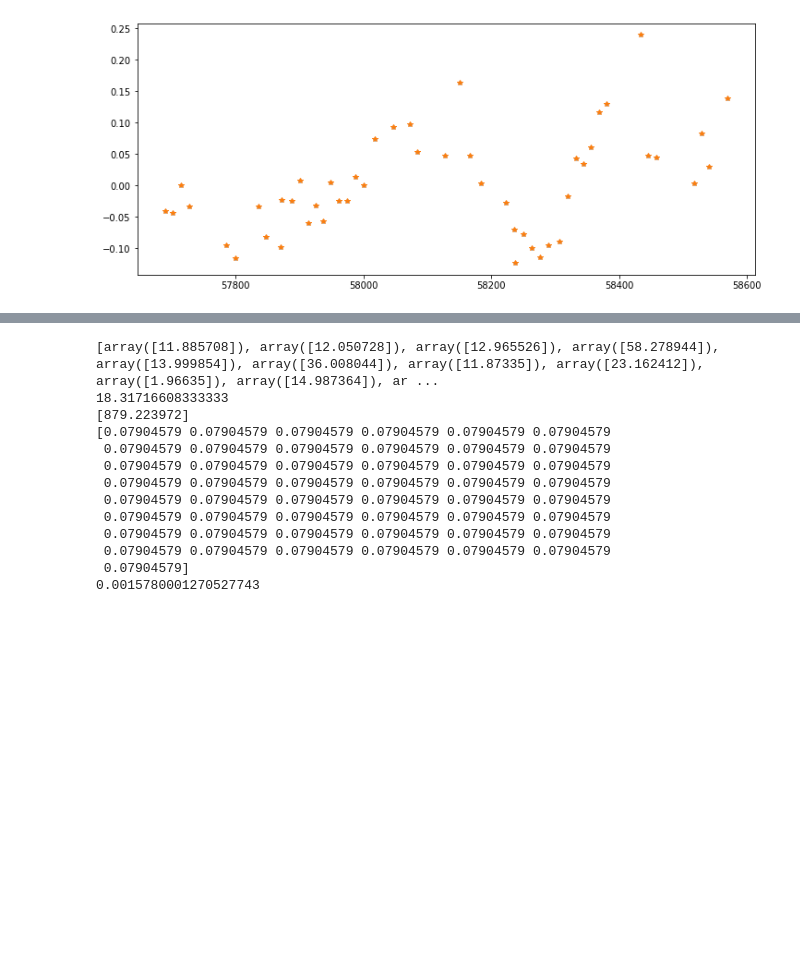
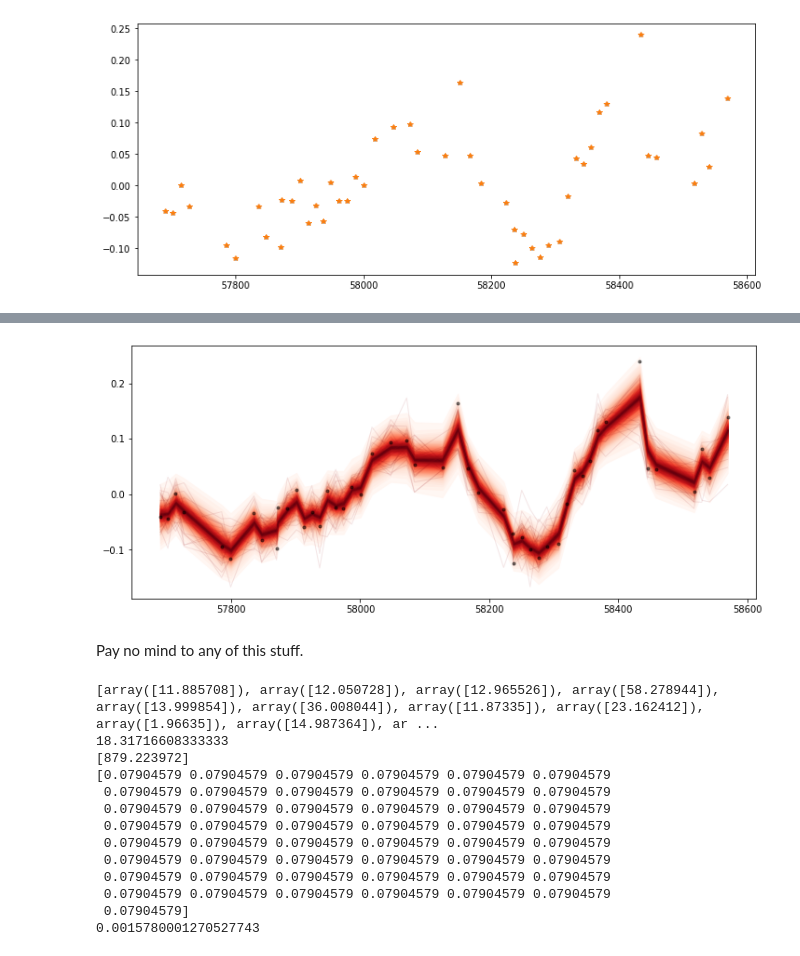
Before and after one commit to MalteBrinch/Master-Thesis-Code, a Jupyter notebook: Continuum model CAR(1).ipynb, the cells around one changed output, grey strips where cells are left out. Drawn from its saved outputs; the diff is of its cells as text; code cells hidden in the pictures; blank space fills up the shorter version.

```diff
--- a/Continuum model CAR(1).ipynb
+++ b/Continuum model CAR(1).ipynb
@@ -190 +176,22 @@ plt.title("Posterior distribution over $f(x)$ at the observed values"); plt.lege
+# %%
+# add the GP conditional to the model, given the X values
+with model:
+    f_pred = gp.conditional("f_pred", X)
+
+with model:
+    pred_samples = pm.sample_posterior_predictive(trace, vars=[f_pred], samples=1000)
+# %%
+# plot the results
+fig = plt.figure(figsize=(12,5)); ax = fig.gca()
+
+# plot the samples from the gp posterior with samples and shading
+from pymc3.gp.util import plot_gp_dist
+plot_gp_dist(ax, pred_samples["f_pred"], X);
+
+# plot the data and the true latent function
+plt.plot(X, y, 'ok', ms=3, alpha=0.5, label="Observed data");
+# %% [output]
+[figure, added]
+# %% [markdown]
+Pay no mind to any of this stuff.
 # %%
```
Also changed, not shown: parts of 13 cells of this notebook.
